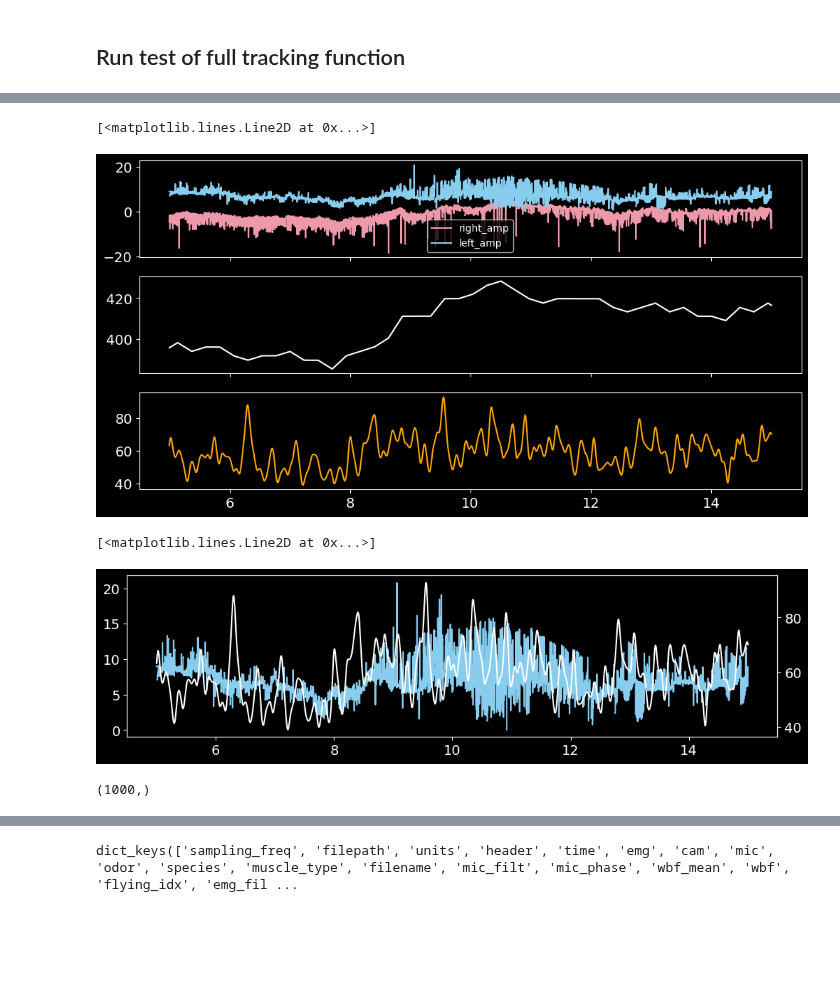
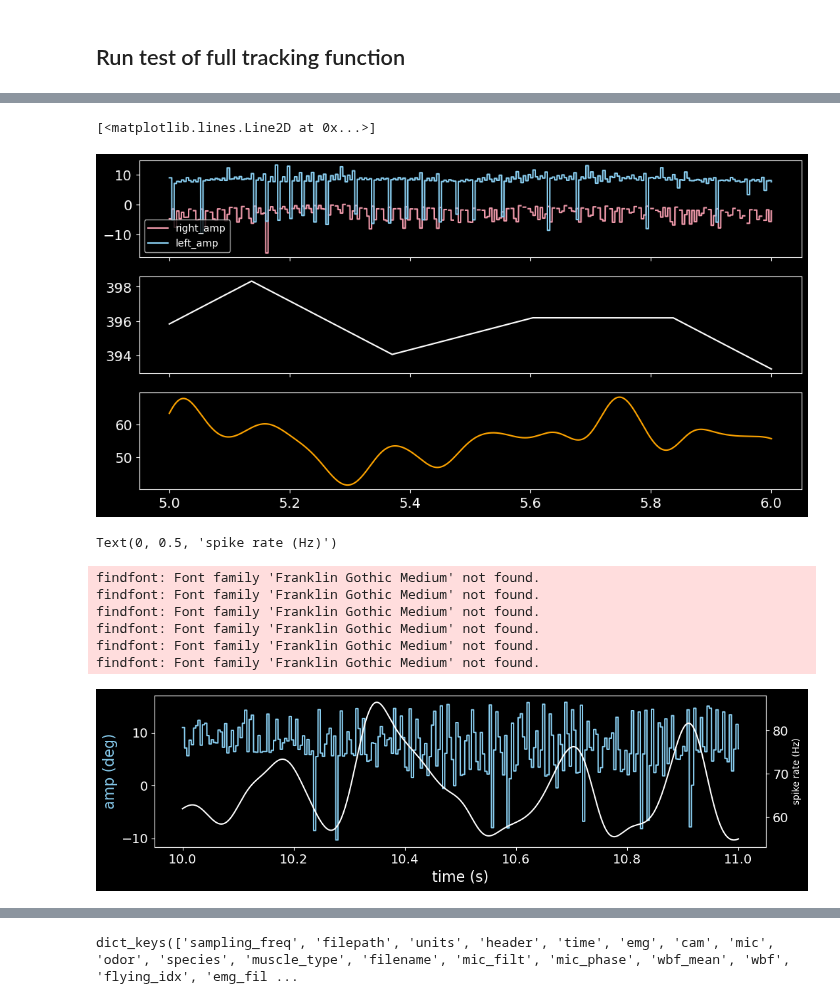
Before and after one commit to samcwhitehead/mosquito, a Jupyter notebook: scratch/test_kinefly_imitation_scratch.ipynb, the cells around one changed output, grey strips where cells are left out. Saved outputs shown, nothing was run; the diff lists cells and outputs as text; code cells hidden in the pictures; blank space fills up the shorter version.

```diff
--- a/scratch/test_kinefly_imitation_scratch.ipynb
+++ b/scratch/test_kinefly_imitation_scratch.ipynb
@@ -249,7 +246,7 @@ def get_wing_edges_wedge_sum(img, wedge_masks, angles, min_prominence=0.001):
 # %%
 # info for file to load
 data_folder = 50  #  48 # 46
-axo_num = 27
+axo_num = 20  # 27
 frame_range = (0, 1000)
 return_cap_flag = False
 wing_side = 'right'
@@ -290,7 +287,7 @@ radius_avg = (radius_inner + radius_outer)/2.0
 from mosquito.get_wing_kinematics import track_low_speed_video, run_track_low_speed_video, add_kinematics_to_axo
 
 # wing_data = track_low_speed_video(imgs, fly_frame=fly_frame, viz_flag=False)
-wing_data = run_track_low_speed_video(data_folder, axo_num, fly_frame=fly_frame, verbose_flag=True, viz_flag=True)
+wing_data = run_track_low_speed_video(data_folder, axo_num, fly_frame=fly_frame, verbose_flag=True, viz_flag=False)
 data = add_kinematics_to_axo(wing_data, data_folder, axo_num, data_suffix='_spikes', save_flag=True)
 # %% [output]
 Completed processing frames 0 through 1000
@@ -319,21 +316,21 @@ wbf = data['wbf']
 
 # right_amp = np.rad2deg(wing_data['right']['angles_min'])
 right_amp = np.rad2deg(data['right_amp'])
-right_amp_filt = medfilt(right_amp, kernel_size=med_kernel)
+# right_amp_filt = medfilt(right_amp, kernel_size=med_kernel)
 
 # left_amp = np.rad2deg(wing_data['left']['angles_max'])
 left_amp = np.rad2deg(data['left_amp'])
-left_amp_filt = medfilt(left_amp, kernel_size=med_kernel)
-left_amp_filt[left_amp_filt < 0] = np.nan
+# left_amp_filt = medfilt(left_amp, kernel_size=med_kernel)
+# left_amp_filt[left_amp_filt < 0] = np.nan
 
 # region to plot
 tmin = 5
-tmax = 15
+tmax = 6
 mask = (t >= tmin) & (t <= tmax)
 
 # ax.plot(np.rad2deg(wing_data['right']['angles_max']), 'r-')
-ax0.plot(t[mask], right_amp_filt[mask], '-', color='#EE99AA', label='right_amp')
-ax0.plot(t[mask], left_amp_filt[mask], '-', color='#88CCEE', label='left_amp')
+ax0.plot(t[mask], right_amp[mask], '-', color='#EE99AA', label='right_amp')
+ax0.plot(t[mask], left_amp[mask], '-', color='#88CCEE', label='left_amp')
 ax0.legend()
 
 ax1.plot(t[mask], wbf[mask], 'w-', label='wbf')
@@ -344,4 +341,4 @@ ax2.plot(t[mask], spike_rate[mask], color='orange')
 # ax2.set_xlim([0, 20])
 # %% [output]
 [<matplotlib.lines.Line2D at 0x...>]
-[figure, old version]
+[figure, new version]
@@ -348,20 +358,25 @@ ax2.plot(t[mask], spike_rate[mask], color='orange')
 # %%
 # plot together
 fig, ax = plt.subplots(figsize=(12,3))
 
 # region to plot
-tmin = 5
-tmax = 15
+tmin = 10
+tmax = 11
 mask = (t >= tmin) & (t <= tmax)
 
-ax.plot(t[mask], left_amp_filt[mask], '-', color='#88CCEE')
+ax.plot(t[mask], left_amp[mask], '-', color='#88CCEE')
+ax.set_ylabel('amp (deg)', color='#88CCEE')
+ax.set_xlabel('time (s)')
+
 ax_twin = ax.twinx()
 ax_twin.plot(t[mask], spike_rate[mask], '-', color='w')
+ax_twin.set_ylabel('spike rate (Hz)', color='w', font='Franklin Gothic Medium')
 # %% [output]
-[<matplotlib.lines.Line2D at 0x...>]
+Text(0, 0.5, 'spike rate (Hz)')
+findfont: Font family 'Franklin Gothic Medium' not found.
+findfont: Font family 'Franklin Gothic Medium' not found.
+findfont: Font family 'Franklin Gothic Medium' not found.
+findfont: Font family 'Franklin Gothic Medium' not found.
+findfont: Font family 'Franklin Gothic Medium' not found.
+findfont: Font family 'Franklin Gothic Medium' not found.
-[figure, old version]
+[figure, new version]
-# %%
-test = imgs[:,:,:, 0]
-np.sum(test, axis=(1,2)).shape
-# %% [output]
-(1000,)
```
Also changed, not shown: parts of 20 cells of this notebook, 4 other files.
